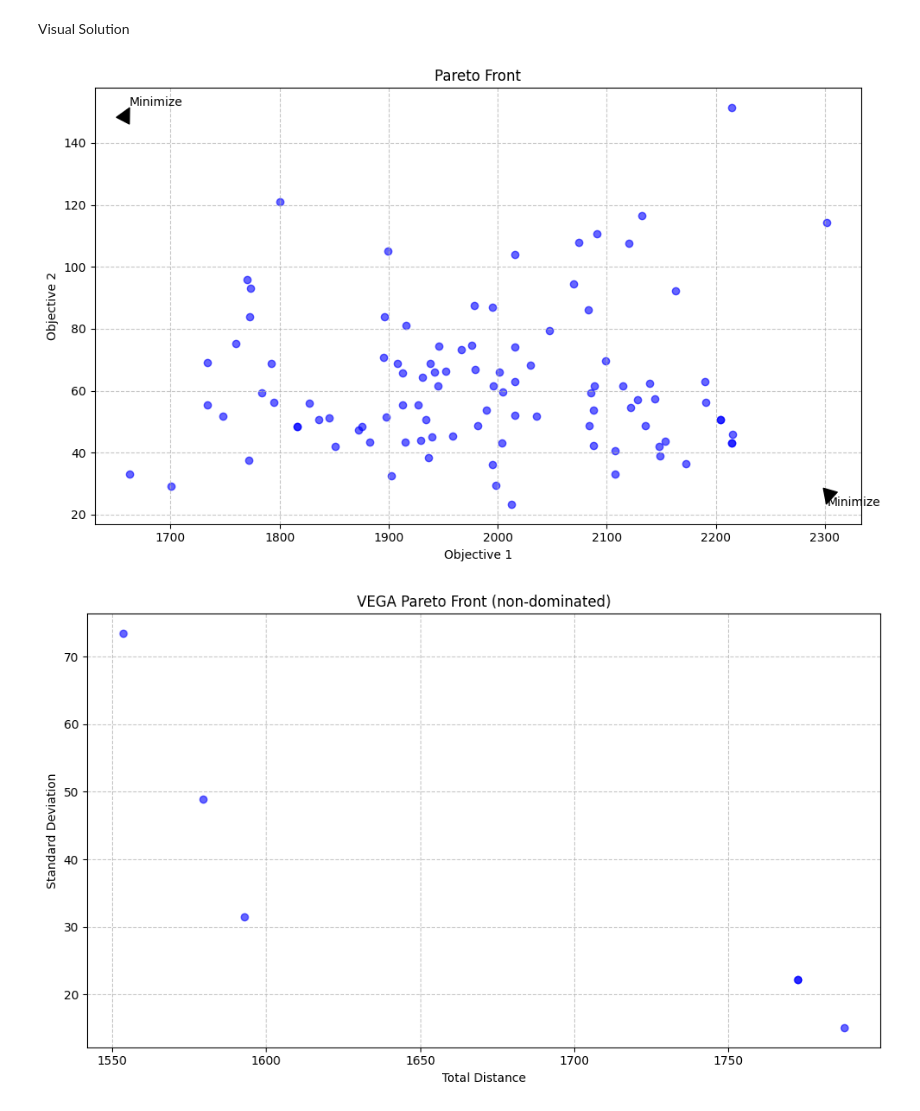
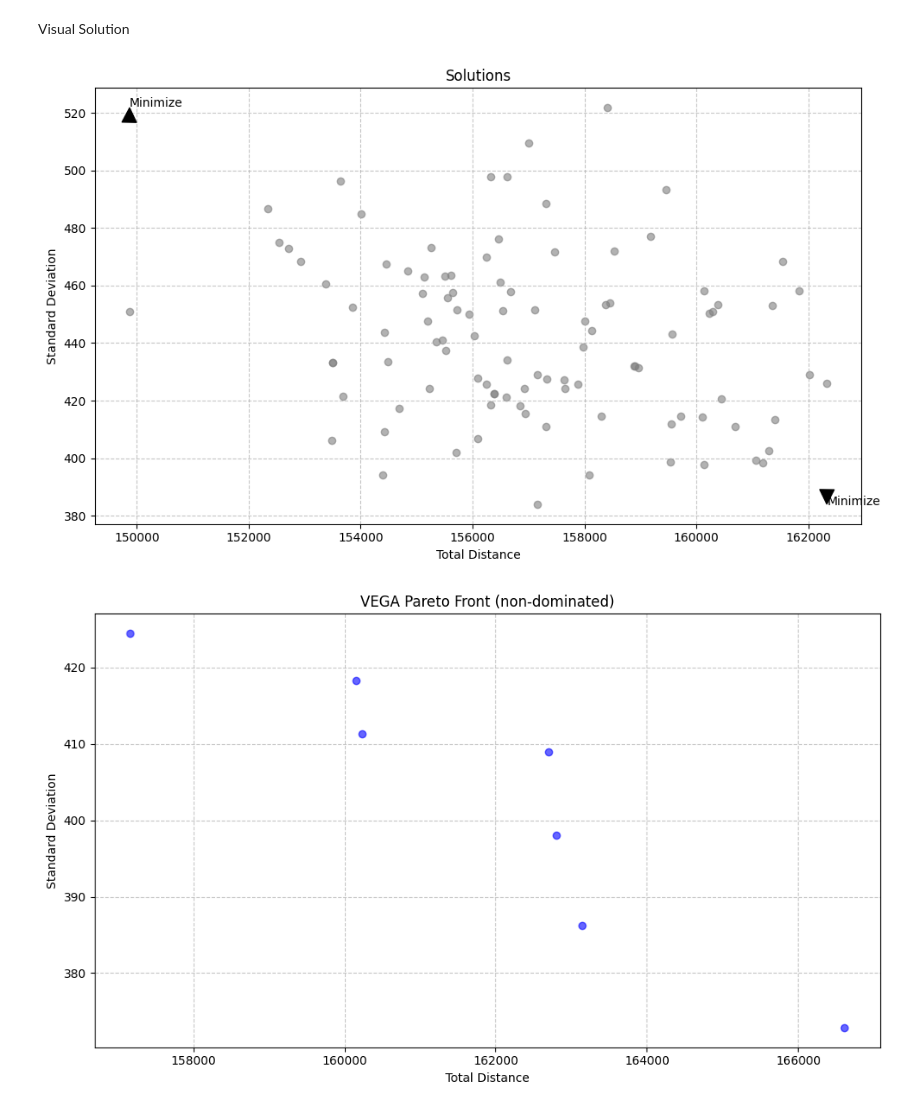
Before and after one commit to Leolieu02/ACIT4610-Assignment2, a Jupyter notebook: Vega copy.ipynb, the cells around one changed output. Saved outputs shown, nothing was run; the diff lists cells and outputs as text; code cells hidden in the pictures.

```diff
--- a/Vega copy.ipynb
+++ b/Vega copy.ipynb
@@ -73,6 +73,6 @@ def read_vrp_file(filepath: str):
     return data
 
 
-data = read_vrp_file("content/A-n32-k5.vrp")
+data = read_vrp_file("content/X-n125-k30.vrp")
 data['customers']
 # %% [output]
@@ -499,7 +507,7 @@ class VEGA:
             if i % 50 == 0:
                 print("Generation:",i)
 
-                points = np.array([[objective1(solution),objective2(solution)] for solution in final_population])
+                points = np.array([[objective1(solution),objective2(solution)] for solution in new_population])
                 pareto_front= nondominated_points(points)
                 delta = spread_delta(pareto_front, sort_by=0)
                 # total_Spread.append(delta)
@@ -634,28 +644,28 @@ Visual Solution
 # %%
 import matplotlib.pyplot as plt
 
 # Assuming pareto_front is already defined
 x = [solution[0] for solution in objectives]
 y = [solution[1] for solution in objectives]
 
 
 plt.figure(figsize=(10, 6))
-plt.scatter(x, y, c='blue', alpha=0.6)
+plt.scatter(x, y, c='grey', alpha=0.6)
 
-plt.title('Pareto Front')
-plt.xlabel('Objective 1')
-plt.ylabel('Objective 2')
+plt.title('Solutions')
+plt.xlabel('Total Distance')
+plt.ylabel('Standard Deviation')
 plt.grid(True, linestyle='--', alpha=0.7)
 
 plt.annotate('Minimize', xy=(min(x), max(y)), xytext=(min(x)-0.5, max(y)+0.5),
              arrowprops=dict(facecolor='black', shrink=0.05))
 plt.annotate('Minimize', xy=(max(x), min(y)), xytext=(max(x)+0.5, min(y)-0.5),
              arrowprops=dict(facecolor='black', shrink=0.05))
 
 plt.tight_layout()
 plt.show()
 # %% [output]
-[figure, old version]
+[figure, new version]
 # %%
 # Pareto front scatter for VEGA (like NSGA-II)
 import matplotlib.pyplot as plt
@@ -672,4 +682,4 @@ plt.grid(True, linestyle='--', alpha=0.7)
 plt.tight_layout()
 plt.show()
 # %% [output]
-[figure, old version]
+[figure, new version]
```
Also changed, not shown: parts of 6 cells of this notebook, 1 other file.
